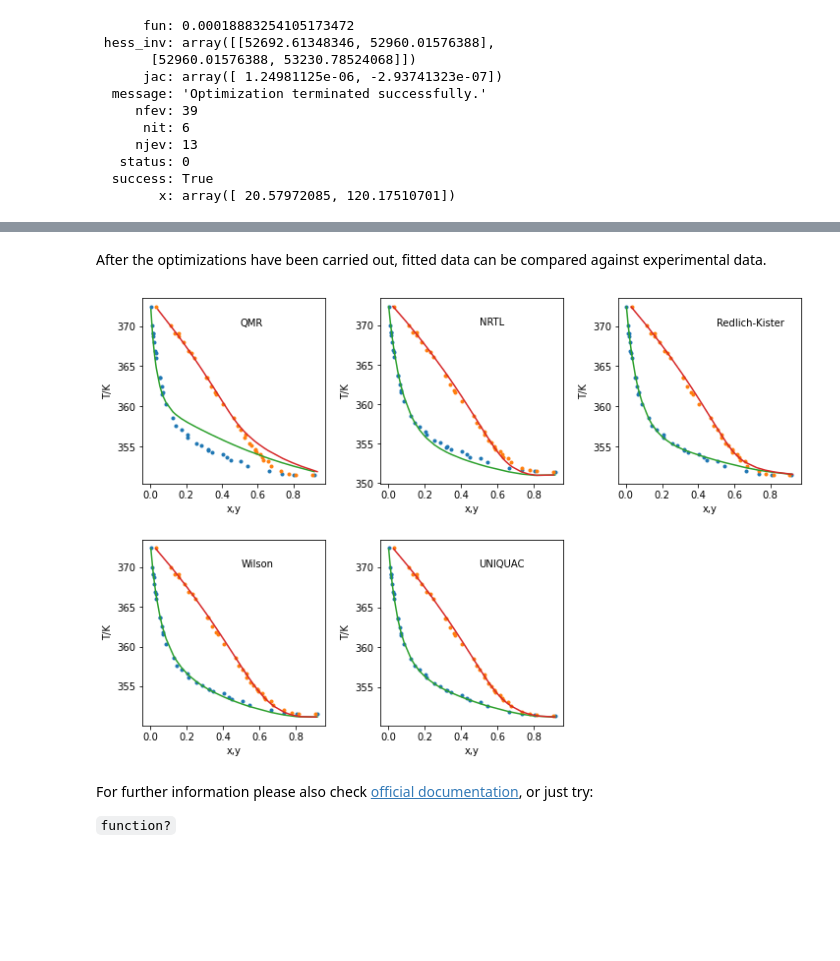
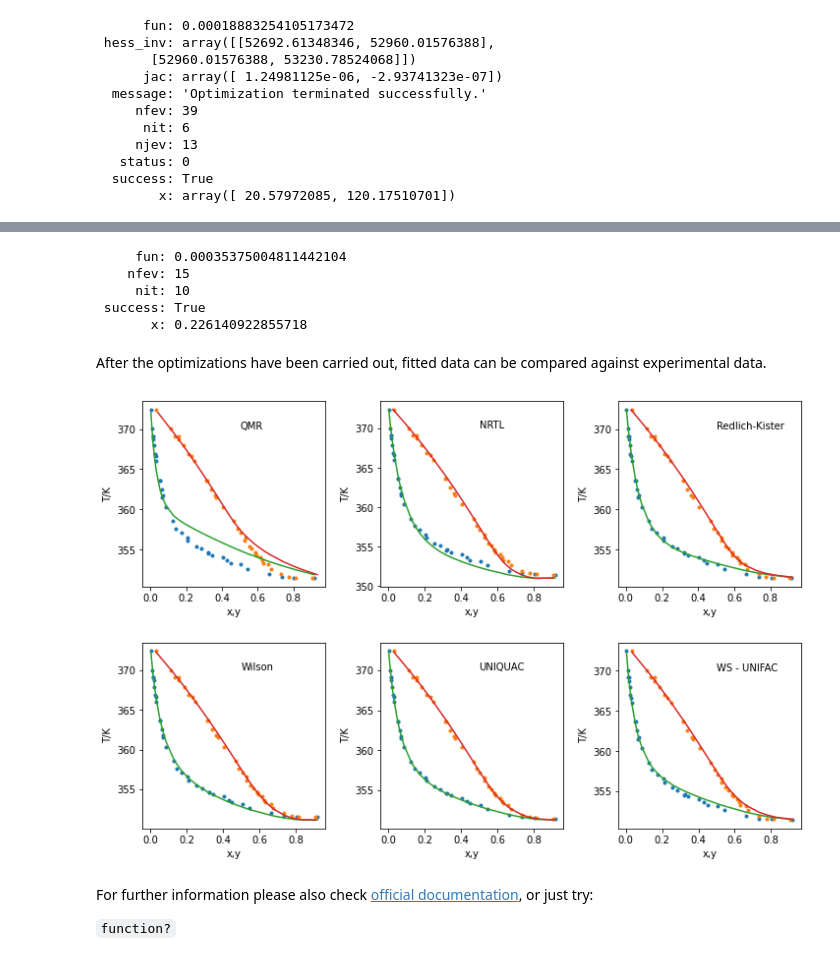
Before and after one commit to gustavochm/phasepy, a Jupyter notebook: examples/13. Fitting Interaction Parameters for Mixtures.ipynb, the cells around one changed output, grey strips where cells are left out. Saved outputs shown, nothing was run; the diff lists cells and outputs as text; code cells hidden in the pictures; blank space fills up the shorter version.

```diff
--- a/examples/13. Fitting Interaction Parameters for Mixtures.ipynb
+++ b/examples/13. Fitting Interaction Parameters for Mixtures.ipynb
@@ -356,3 +439,16 @@ fit_uniquac(A0, mixuniquac, datavle)
+# %%
+from phasepy.fit import fit_kij_ws
+
+mixws = mix.copy()
+mixws.unifac()
+
+fit_kij_ws((-0.05, 0.05), prsveos, mixws, 'ws_unifac', datavle)
+# %% [output]
+     fun: 0.00035375004811442104
+    nfev: 15
+     nit: 10
+ success: True
+       x: 0.226140922855718
 # %% [markdown]
 After the optimizations have been carried out, fitted data can be compared against experimental data.
 # %%
@@ -364,6 +460,8 @@ virialnrtl = virialgamma(mixnrtl, actmodel = 'nrtl')
 virialwilson = virialgamma(mixwilson, actmodel = 'wilson')
 virialrk = virialgamma(mixrk, actmodel = 'rk')
 virialuniquac = virialgamma(mixuniquac, actmodel='uniquac')
+
+prws = prsveos(mixws, 'ws_unifac')
 
 Ykij = np.zeros_like(Yexp)
 Tkij = np.zeros_like(Pexp)
@@ -375,6 +473,8 @@ Yrk = np.zeros_like(Yexp)
 Trk = np.zeros_like(Pexp)
 Yuniquac = np.zeros_like(Yexp)
 Tuniquac = np.zeros_like(Pexp)
+Yws = np.zeros_like(Yexp)
+Tws = np.zeros_like(Pexp)
 
 
 n = len(Pexp)
@@ -385,6 +485,7 @@ for i in range(n):
     Ywilson[:,i],Twilson[i] = bubbleTy(Yexp[:,i],Texp[i],Xexp[:,i],Pexp[i],virialwilson)
     Yrk[:,i],Trk[i] = bubbleTy(Yexp[:,i],Texp[i],Xexp[:,i],Pexp[i],virialrk)
     Yuniquac[:,i],Tuniquac[i] = bubbleTy(Yexp[:,i],Texp[i],Xexp[:,i],Pexp[i],virialuniquac)
+    Yws[:,i],Tws[i] = bubbleTy(Yexp[:,i],Texp[i],Xexp[:,i],Pexp[i], prws)
 # %%
 import matplotlib.pyplot as plt
 fig = plt.figure(figsize=(12,8))
@@ -400,34 +501,41 @@ ax.text(0.5, 370, 'QMR')
 ax2 = fig.add_subplot(232)
 ax2.plot(Xexp[0], Texp,'.', Yexp[0], Texp,'.')
 ax2.plot(Xexp[0], Tnrtl, Ynrtl[0], Tnrtl)
 ax2.set_xlabel('x,y')
 ax2.set_ylabel('T/K')
 ax2.text(0.5, 370, 'NRTL')
 
 ax3 = fig.add_subplot(233)
 ax3.plot(Xexp[0], Texp,'.', Yexp[0], Texp,'.')
 ax3.plot(Xexp[0], Trk, Yrk[0], Trk)
 ax3.set_xlabel('x,y')
 ax3.set_ylabel('T/K')
 ax3.text(0.5, 370, 'Redlich-Kister')
 
 ax4 = fig.add_subplot(234)
 ax4.plot(Xexp[0], Texp,'.', Yexp[0], Texp,'.')
 ax4.plot(Xexp[0], Twilson, Ywilson[0], Twilson)
 ax4.set_xlabel('x,y')
 ax4.set_ylabel('T/K')
 ax4.text(0.5, 370, 'Wilson')
 
 ax5 = fig.add_subplot(235)
 ax5.plot(Xexp[0], Texp,'.', Yexp[0], Texp,'.')
 ax5.plot(Xexp[0], Tuniquac, Yuniquac[0], Tuniquac)
 ax5.set_xlabel('x,y')
 ax5.set_ylabel('T/K')
 ax5.text(0.5, 370, 'UNIQUAC')
 
+ax6 = fig.add_subplot(236)
+ax6.plot(Xexp[0], Texp,'.', Yexp[0], Texp,'.')
+ax6.plot(Xexp[0], Tws, Yws[0], Tws)
+ax6.set_xlabel('x,y')
+ax6.set_ylabel('T/K')
+ax6.text(0.5, 370, 'WS - UNIFAC')
+
 fig.show()
 # %% [output]
-[figure, old version]
+[figure, new version]
 # %% [markdown]
 For further information please also check [official documentation](https://phasepy.readthedocs.io/), or just try:
 
```
Also changed, not shown: parts of 9 cells of this notebook.
